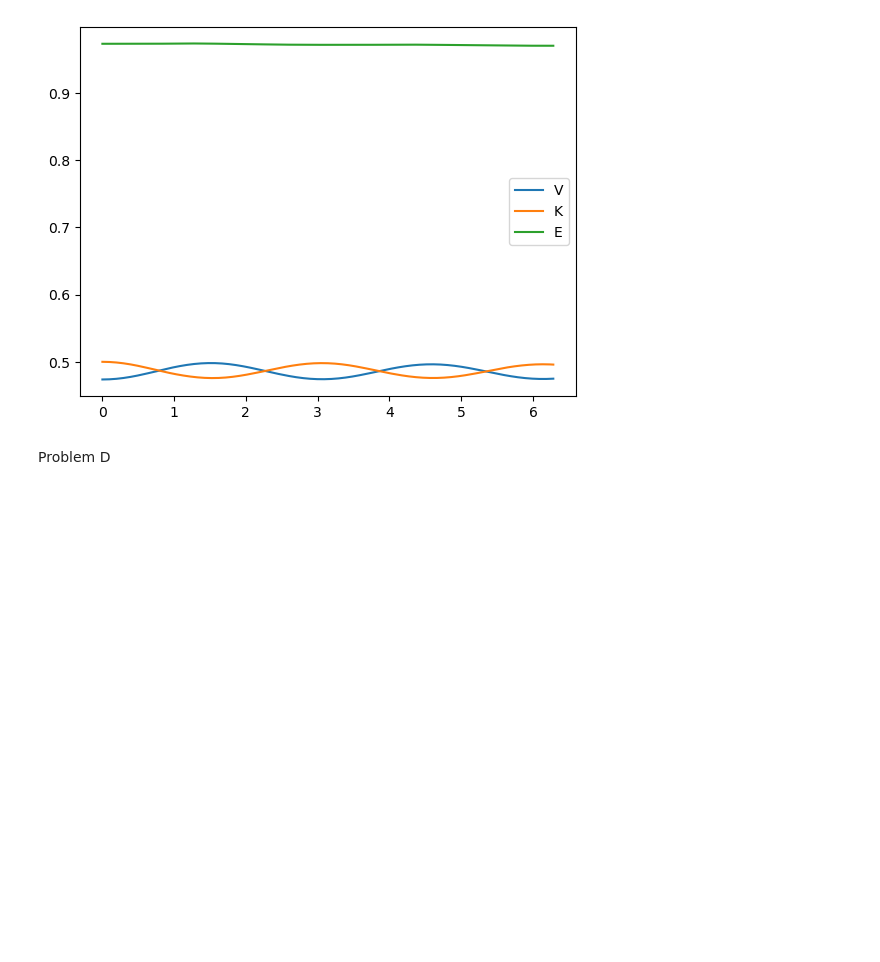
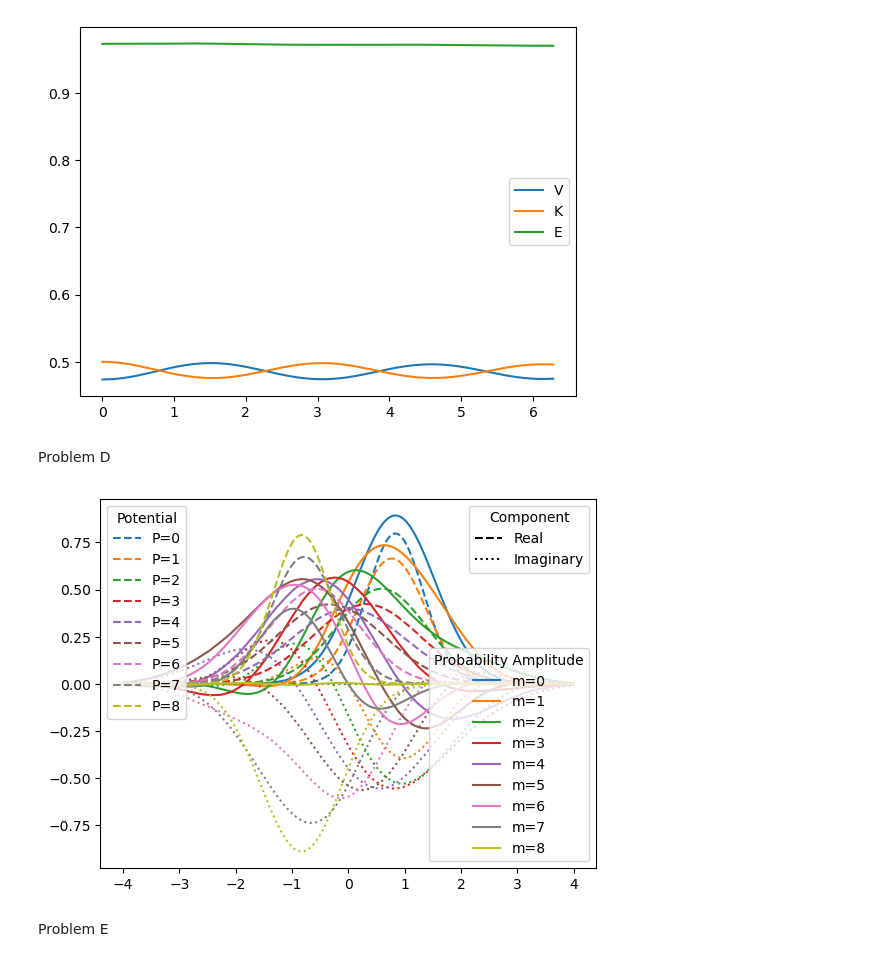
Before and after one commit to kany-e/phys142_kye, a Jupyter notebook: assignments/PHYS142_HW1.ipynb, the cells around one changed output. Drawn from its saved outputs; the diff is of its cells as text; code cells hidden in the pictures; blank space fills up the shorter version.

```diff
--- a/assignments/PHYS142_HW1.ipynb
+++ b/assignments/PHYS142_HW1.ipynb
@@ -70,11 +73,11 @@ def phi0 (x): #define wave-function of the electrons)
 #find the initial wavefunction at each electron location
 #and record each electron location
 
-inidense = np.zeros((601), dtype=np.complex128)
+iniamp = np.zeros((601), dtype=np.complex128)
 x_pos = np.zeros((601), dtype=np.complex128)
 for i in range (601):
     x_e = -4 + i * deltax
-    inidense[i] = phi0(x_e)
+    iniamp[i] = phi0(x_e)
     x_pos[i] = x_e
 # %%
 #initialize needed arrays for plotting
@@ -132,3 +135,68 @@ plt.legend()
 [figure]
 # %% [markdown]
 Problem D
+# %%
+#prepare another initial probability density array for calculation
+mtamp = iniamp.copy()
+inidense = np.abs(iniamp) ** 2
+mtdense = inidense.copy()
+# %%
+colors = plt.cm.tab10.colors
+P_t_lines = []
+mtampreal_lines = []
+P_list = []
+
+for m in range(9):
+
+    color = colors[m % len(colors)]
+
+    P_list.append(mtdense.copy())
+
+    #P_t(x)
+    P_t, = plt.plot(x_pos, mtdense, label=f"P={m}", linestyle='--')
+    #time evolution of probability amplitude
+    mtampreal, = plt.plot(x_pos, mtamp.real, color=color, label=f"m={m}")
+    mtampimag = plt.plot(x_pos, mtamp.imag, color=color, linestyle=':')
+
+    mtamp = deltax * K_8eps @ mtamp
+    mtdense = np.abs(mtamp) ** 2
+
+    P_t_lines.append(P_t)
+    mtampreal_lines.append(mtampreal)
+
+legend1 = plt.legend(
+    handles=P_t_lines,
+    title="Potential",
+    loc="upper left"
+)
+
+plt.gca().add_artist(legend1)
+
+legend2 = plt.legend(
+    handles=mtampreal_lines,
+    title="Probability Amplitude - Real",
+    loc="lower right"
+)
+
+style_lines = [
+    Line2D([0], [0], color="black", linestyle="--", label="Real"),
+    Line2D([0], [0], color="black", linestyle=":", label="Imaginary")
+]
+
+style_legend = plt.legend(
+    handles=style_lines,
+    title="Component",
+    loc="upper right"
+)
+
+plt.gca().add_artist(style_legend)
+
+color_legend = plt.legend(
+    handles=mtampreal_lines,
+    title="Probability Amplitude",
+    loc="lower right"
+)
+# %% [output]
+[figure, added]
+# %% [markdown]
+Problem E
```
Also changed, not shown: parts of 22 cells of this notebook.
